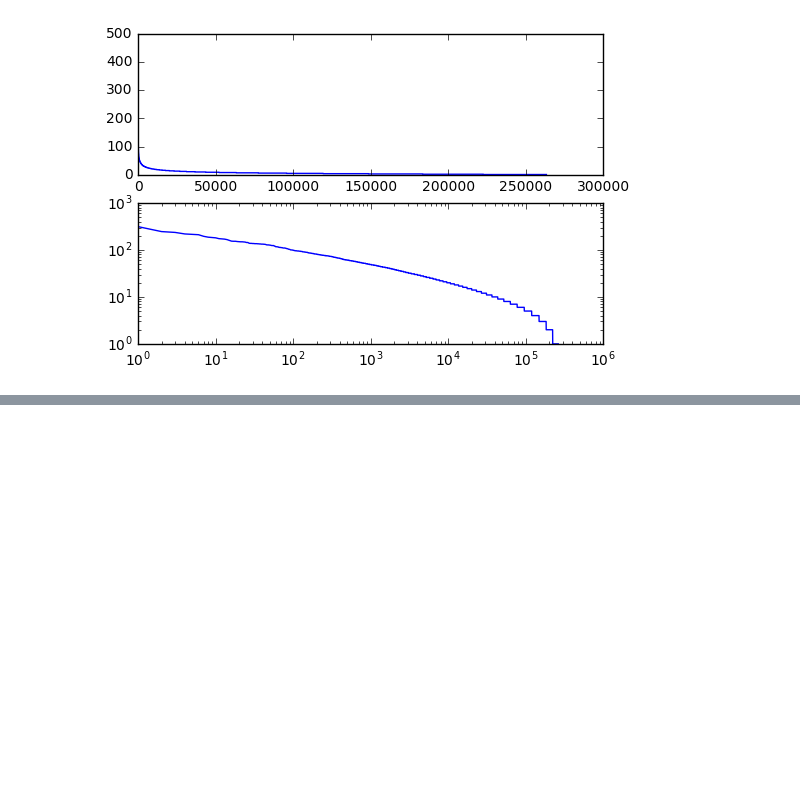
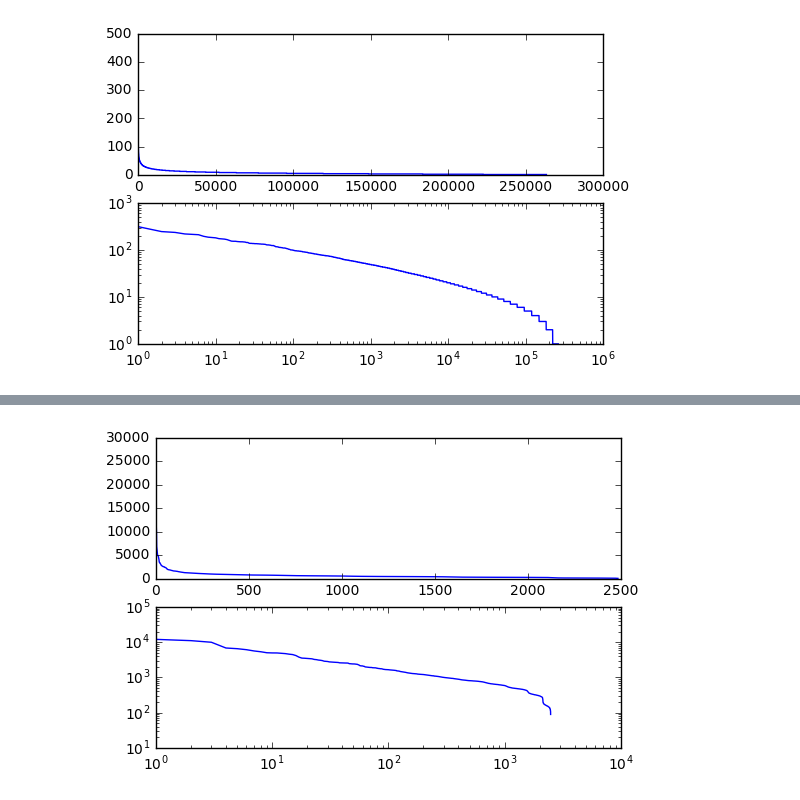
Before and after one commit to gear/motifwalk, a Jupyter notebook: notebooks/Random walk statistic.ipynb, the cells around one changed output, grey strips where cells are left out. Saved outputs shown, nothing was run; the diff lists cells and outputs as text; code cells hidden in the pictures; blank space fills up the shorter version.

```diff
--- a/notebooks/Random walk statistic.ipynb
+++ b/notebooks/Random walk statistic.ipynb
@@ -65,0 +94,8 @@ plot_freq_dist(amazon_triangle_sorted_ids, amazon_triangle_node_count)
+# %%
+triangle_ucora_walker = WalkGenerator(graph=ucora, constrain=UTriangle())
+# %%
+cora_triangle_context, cora_triangle_node_count, cora_triangle_sorted_ids = get_graph_context(triangle_ucora_walker)
+# %%
+plot_freq_dist(cora_triangle_sorted_ids, cora_triangle_node_count)
+# %% [output]
+[figure, added]
```
Also changed, not shown: parts of 12 cells of this notebook, 2 other files.
